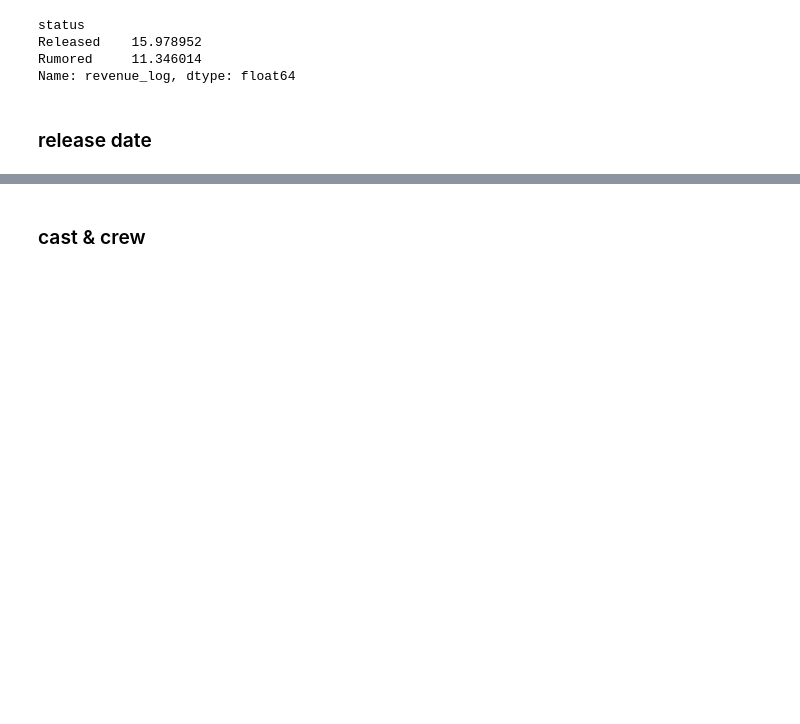
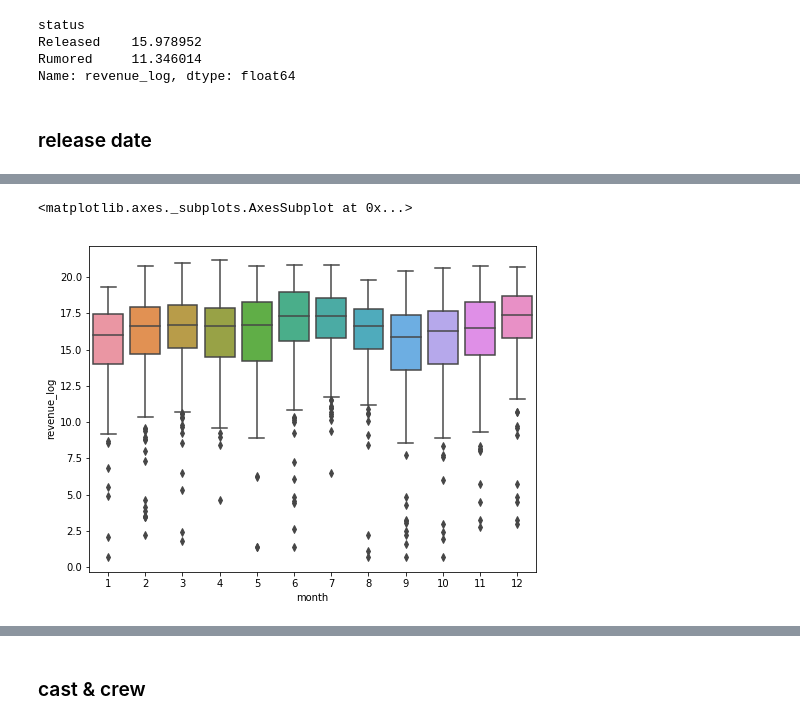
Before and after one commit to jjone36/tmdb, a Jupyter notebook: 02_eda.ipynb, the cells around one changed output, grey strips where cells are left out. Drawn from its saved outputs; the diff is of its cells as text; code cells hidden in the pictures; blank space fills up the shorter version.

```diff
--- a/02_eda.ipynb
+++ b/02_eda.ipynb
@@ -395,0 +402,6 @@ Name: revenue_log, dtype: float64
+# %%
+tr_cat['year_avg'] = tr_cat.groupby(['year'])['revenue_log'].transform('mean')
+tr_cat['year_count'] = tr_cat.groupby('year')['revenue'].transform('count')
+# %%
+tr_cat2 = tr_cat.set_index('release_date').sort_index()
+tr_cat2.head()
@@ -395,0 +445,6 @@ Name: revenue_log, dtype: float64
+# %%
+plt.figure(figsize = (8, 6))
+sns.boxplot(x = tr_cat.month, y = tr_cat.revenue_log)
+# %% [output]
+<matplotlib.axes._subplots.AxesSubplot at 0x...>
+[figure, added]
```
Also changed, not shown: parts of 6 cells of this notebook.
